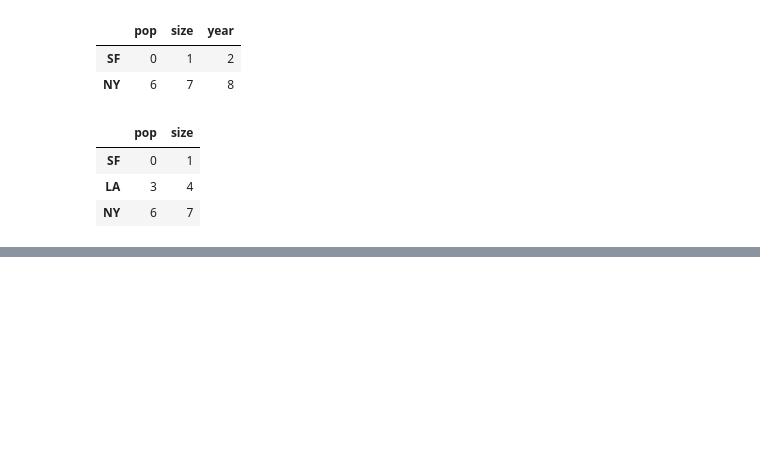
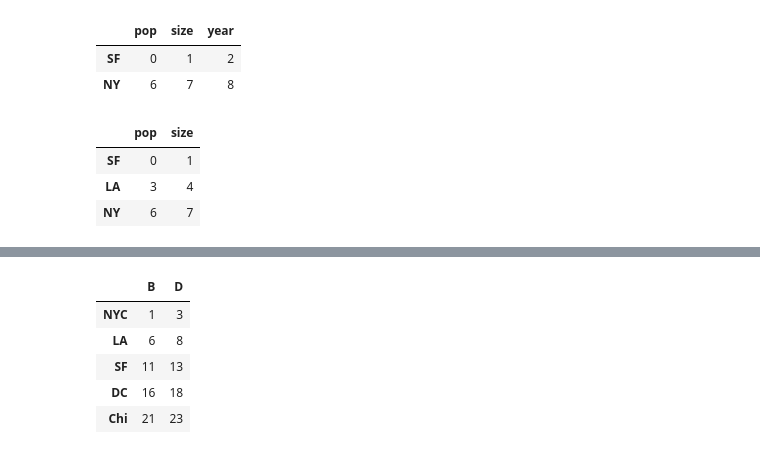
Before and after one commit to devmatsuko/python-practice, a Jupyter notebook: section4.ipynb, the cells around one changed output, grey strips where cells are left out. Saved outputs shown, nothing was run; the diff lists cells and outputs as text; code cells hidden in the pictures; blank space fills up the shorter version.

```diff
--- a/section4.ipynb
+++ b/section4.ipynb
@@ -411,0 +484,9 @@ dframe1.drop('year',axis=1)
+# %%
+dframe[['B','D']]
+# %% [output]
+|  | B | D |
+| NYC | 1 | 3 |
+| LA | 6 | 8 |
+| SF | 11 | 13 |
+| DC | 16 | 18 |
+| Chi | 21 | 23 |
```
Also changed, not shown: parts of 17 cells of this notebook.
